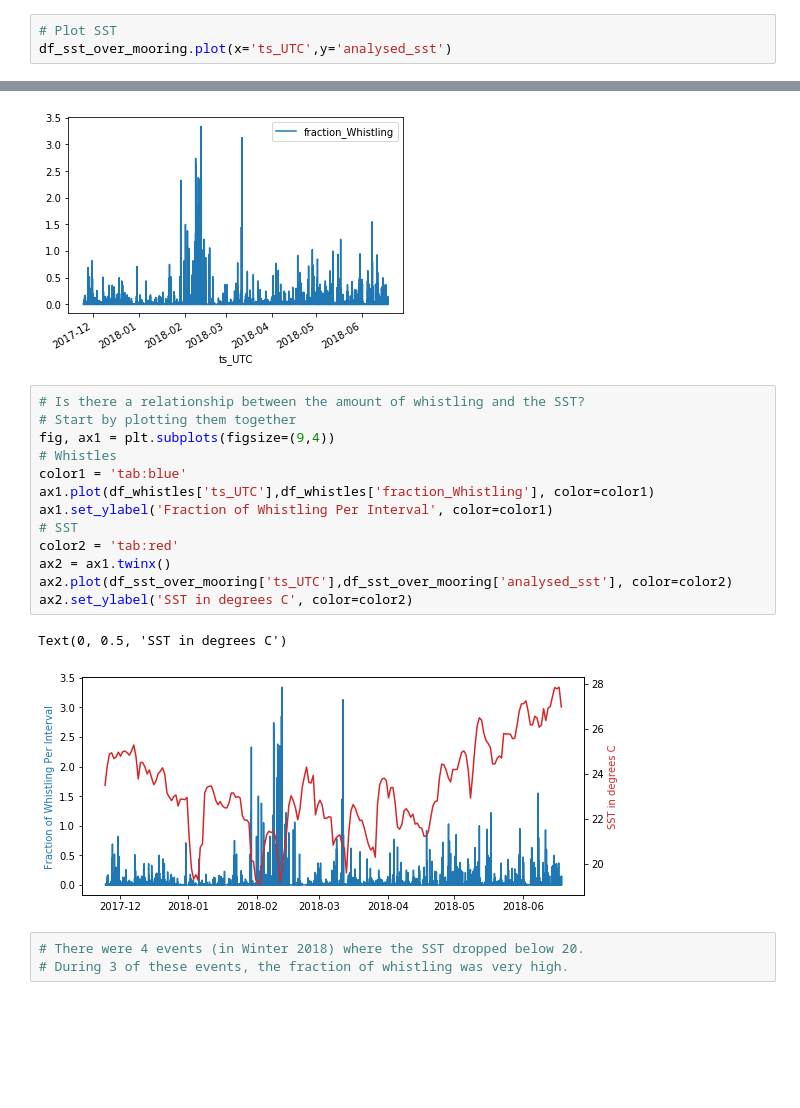
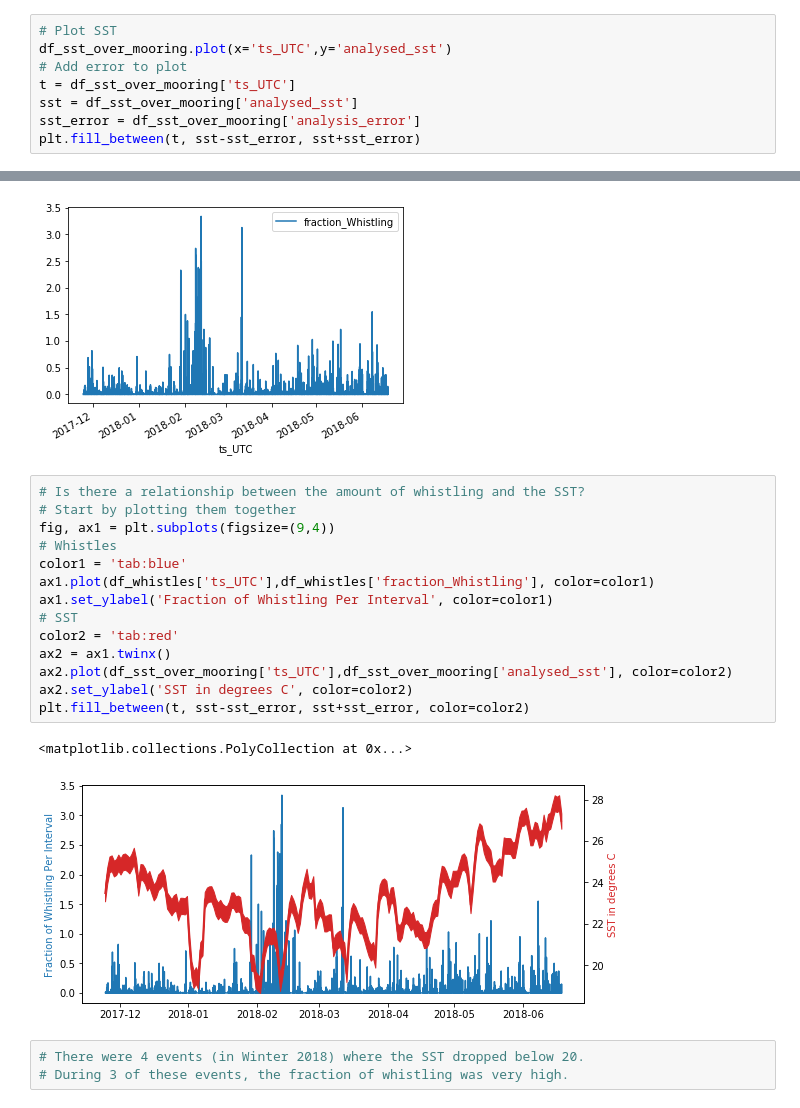
Before and after one commit to sblockhartzzero/SampleCode, a Jupyter notebook: Bioacoustics/whistles_and_sst_ADEON.ipynb, the cells around one changed output, grey strips where cells are left out. Saved outputs shown, nothing was run; the diff lists cells and outputs as text; blank space fills up the shorter version.

```diff
--- a/Bioacoustics/whistles_and_sst_ADEON.ipynb
+++ b/Bioacoustics/whistles_and_sst_ADEON.ipynb
@@ -65,4 +80,9 @@ df_sst_over_mooring = df_sst.query("latitude==35.2 & longitude==-75.0")
 # %%
 # Plot SST
 df_sst_over_mooring.plot(x='ts_UTC',y='analysed_sst')
+# Add error to plot
+t = df_sst_over_mooring['ts_UTC']
+sst = df_sst_over_mooring['analysed_sst']
+sst_error = df_sst_over_mooring['analysis_error']
+plt.fill_between(t, sst-sst_error, sst+sst_error)
 # %% [output]
@@ -96,19 +116,20 @@ df_whistles.plot(x='ts_UTC',y='fraction_Whistling')
 # %%
 # Is there a relationship between the amount of whistling and the SST?
 # Start by plotting them together
 fig, ax1 = plt.subplots(figsize=(9,4))
 # Whistles
 color1 = 'tab:blue'
 ax1.plot(df_whistles['ts_UTC'],df_whistles['fraction_Whistling'], color=color1)
 ax1.set_ylabel('Fraction of Whistling Per Interval', color=color1)
 # SST
 color2 = 'tab:red'
 ax2 = ax1.twinx()
 ax2.plot(df_sst_over_mooring['ts_UTC'],df_sst_over_mooring['analysed_sst'], color=color2)
 ax2.set_ylabel('SST in degrees C', color=color2)
+plt.fill_between(t, sst-sst_error, sst+sst_error, color=color2)
 # %% [output]
-Text(0, 0.5, 'SST in degrees C')
+<matplotlib.collections.PolyCollection at 0x...>
-[figure, old version]
+[figure, new version]
 # %%
 # There were 4 events (in Winter 2018) where the SST dropped below 20.
 # During 3 of these events, the fraction of whistling was very high.
```
Also changed, not shown: parts of 10 cells of this notebook.
